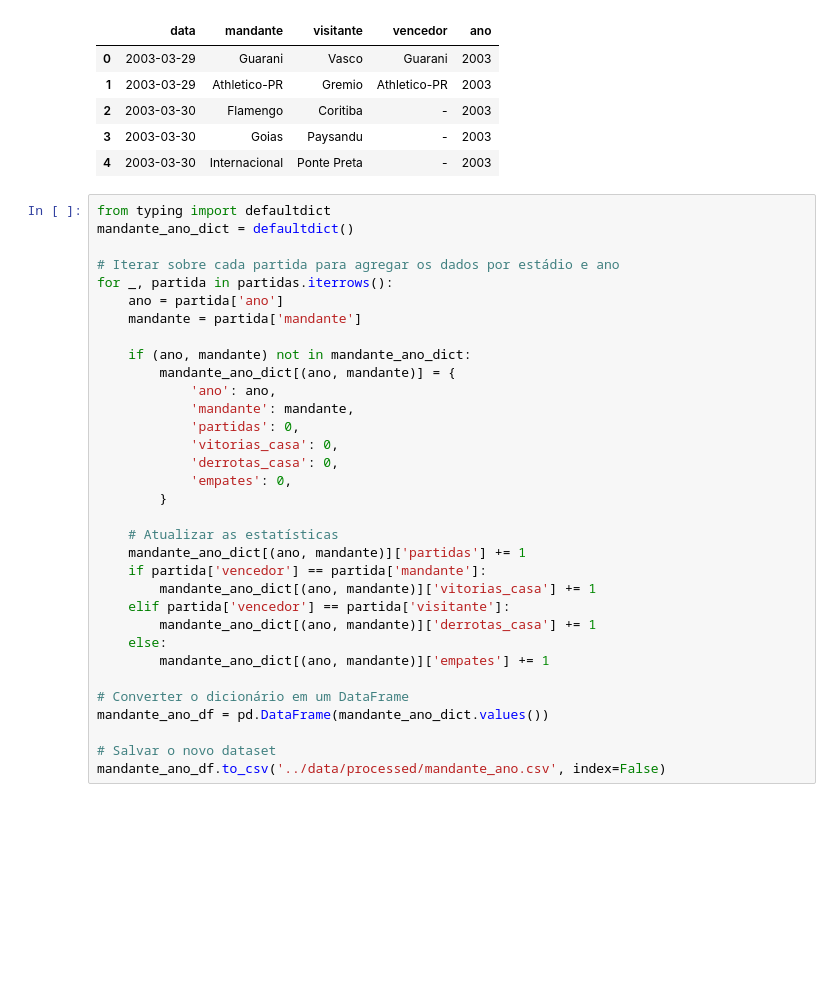
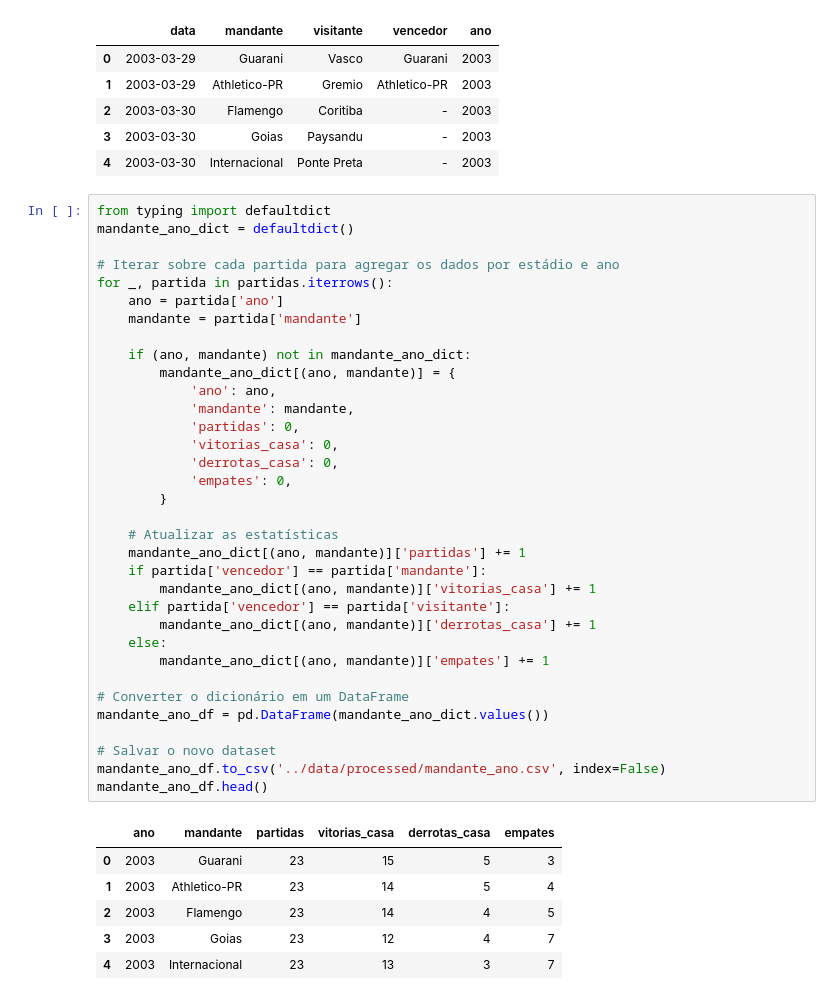
Before and after one commit to davialmeida135/analise-visual-brasileirao, a Jupyter notebook: preprocessing/times_ano.ipynb, the cells around one changed output. Drawn from its saved outputs; the diff is of its cells as text; blank space fills up the shorter version.

```diff
--- a/preprocessing/times_ano.ipynb
+++ b/preprocessing/times_ano.ipynb
@@ -30,30 +30,38 @@ mandante_ano_dict = defaultdict()
 
 # Iterar sobre cada partida para agregar os dados por estádio e ano
 for _, partida in partidas.iterrows():
     ano = partida['ano']
     mandante = partida['mandante']
 
     if (ano, mandante) not in mandante_ano_dict:
         mandante_ano_dict[(ano, mandante)] = {
             'ano': ano,
             'mandante': mandante,
             'partidas': 0,
             'vitorias_casa': 0,
             'derrotas_casa': 0,
             'empates': 0,
         }
 
     # Atualizar as estatísticas
     mandante_ano_dict[(ano, mandante)]['partidas'] += 1
     if partida['vencedor'] == partida['mandante']:
         mandante_ano_dict[(ano, mandante)]['vitorias_casa'] += 1
     elif partida['vencedor'] == partida['visitante']:
         mandante_ano_dict[(ano, mandante)]['derrotas_casa'] += 1
     else:
         mandante_ano_dict[(ano, mandante)]['empates'] += 1
 
 # Converter o dicionário em um DataFrame
 mandante_ano_df = pd.DataFrame(mandante_ano_dict.values())
 
 # Salvar o novo dataset
 mandante_ano_df.to_csv('../data/processed/mandante_ano.csv', index=False)
+mandante_ano_df.head()
+# %% [output]
+|  | ano | mandante | partidas | vitorias_casa | derrotas_casa | empates |
+| 0 | 2003 | Guarani | 23 | 15 | 5 | 3 |
+| 1 | 2003 | Athletico-PR | 23 | 14 | 5 | 4 |
+| 2 | 2003 | Flamengo | 23 | 14 | 4 | 5 |
+| 3 | 2003 | Goias | 23 | 12 | 4 | 7 |
+| 4 | 2003 | Internacional | 23 | 13 | 3 | 7 |
```
Also changed, not shown: 2 other files.
